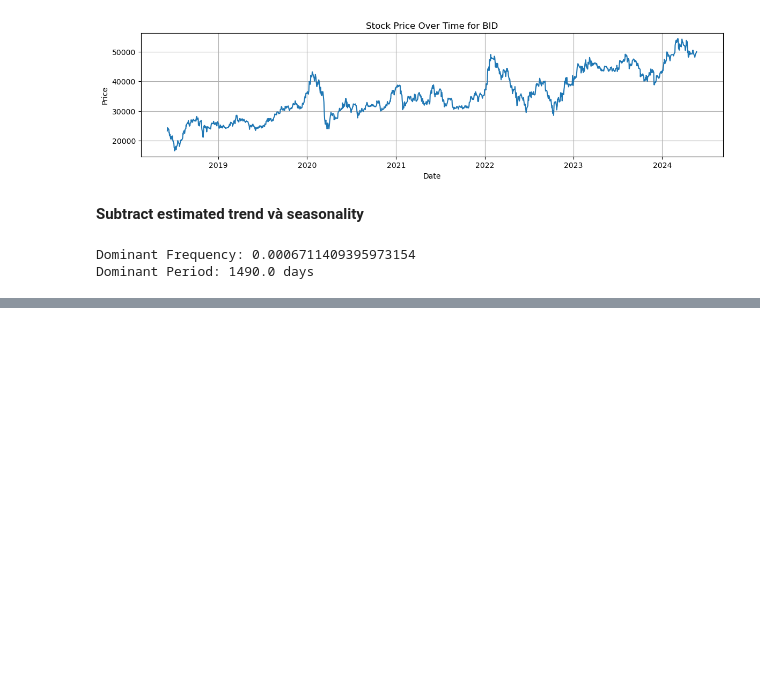
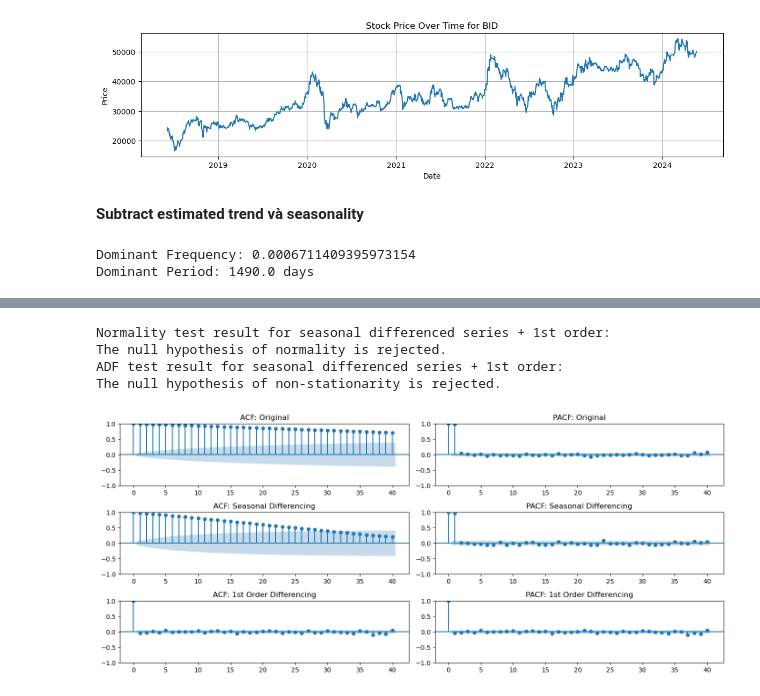
Before and after one commit to HTNam1710/DataViz_Lab02, a Jupyter notebook: stationarity.ipynb, the cells around one changed output, grey strips where cells are left out. Drawn from its saved outputs; the diff is of its cells as text; code cells hidden in the pictures; blank space fills up the shorter version.

```diff
--- a/stationarity.ipynb
+++ b/stationarity.ipynb
@@ -386,0 +439,42 @@ subsequence_plot_price(BID_df['Date'], log_new_price, 'Log-transformed Price Tim
+# %%
+normal_result = normal_test_price(first_order_diff, 'seasonal differenced series + 1st order')
+adf_result = adf_test_price(first_order_diff, 'seasonal differenced series + 1st order')
+# %% [output]
+Normality test result for seasonal differenced series + 1st order:
+The null hypothesis of normality is rejected.
+ADF test result for seasonal differenced series + 1st order:
+The null hypothesis of non-stationarity is rejected.
+# %%
+from statsmodels.graphics.tsaplots import plot_acf, plot_pacf
+
+# Plot ACF and PACF for seasonally + first-order differenced data
+plt.figure(figsize=(14, 6))
+
+plt.subplot(321)
+plot_acf(price_series, lags=40, ax=plt.gca())
+plt.title('ACF: Original')
+
+plt.subplot(322)
+plot_pacf(price_series, lags=40, ax=plt.gca())
+plt.title('PACF: Original')
+
+plt.subplot(323)
+plot_acf(seasonal_diff, lags=40, ax=plt.gca())
+plt.title('ACF: Seasonal Differencing')
+
+plt.subplot(324)
+plot_pacf(seasonal_diff, lags=40, ax=plt.gca())
+plt.title('PACF: Seasonal Differencing')
+
+plt.subplot(325)
+plot_acf(first_order_diff, lags=40, ax=plt.gca())
+plt.title('ACF: 1st Order Differencing')
+
+plt.subplot(326)
+plot_pacf(first_order_diff, lags=40, ax=plt.gca())
+plt.title('PACF: 1st Order Differencing')
+
+plt.tight_layout()
+plt.show()
+# %% [output]
+[figure, added]
```
Also changed, not shown: parts of 9 cells of this notebook.
